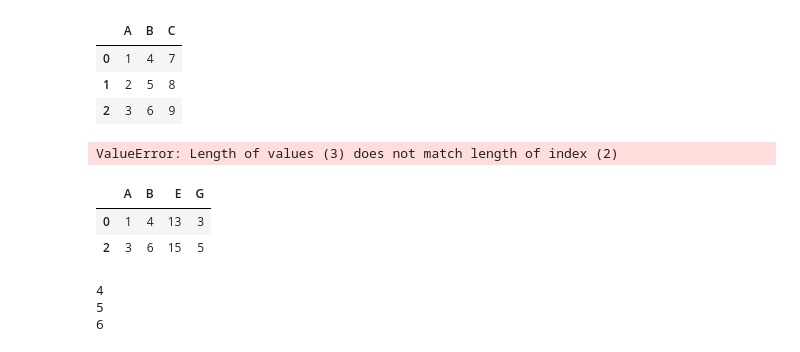
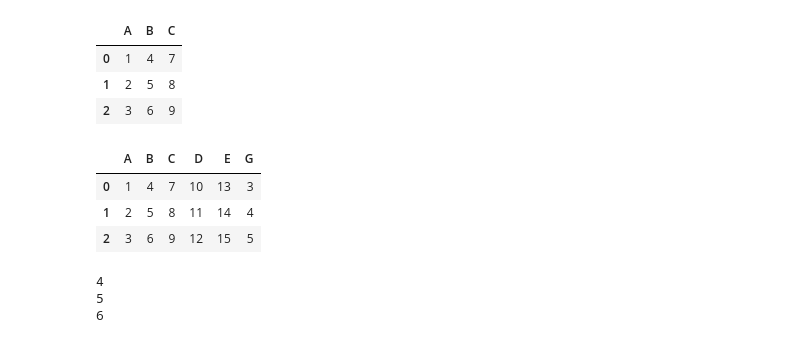
Before and after one commit to ReDI-School/ber-dcp-intro-to-computer-science, a Jupyter notebook: content_2022/6. Python Libraries/6. Intro_to_Python_Libraries.ipynb, the cells around one changed output. Saved outputs shown, nothing was run; the diff lists cells and outputs as text; code cells hidden in the pictures.

```diff
--- a/content_2022/6. Python Libraries/6. Intro_to_Python_Libraries.ipynb
+++ b/content_2022/6. Python Libraries/6. Intro_to_Python_Libraries.ipynb
@@ -361,26 +373,18 @@ df
 # %%
 df["D"]=[10,11,12]
 df["E"]=list(range(13,16))
 df["F"]=["hello", "nesli", 3]
-#df.drop('D', axis=1, inplace=True)
+df.drop('F', axis=1, inplace=True)
 #df.drop(1, axis=0, inplace=True)
 df
-#my_func = lambda x: x + 2
-#df['G'] = df['A'].apply(my_func)
-#df
+my_func = lambda x: x + 2
+df['G'] = df['A'].apply(my_func)
+df
 # %% [output]
-ValueError: Length of values (3) does not match length of index (2)
+|  | A | B | C | D | E | G |
+| 0 | 1 | 4 | 7 | 10 | 13 | 3 |
+| 1 | 2 | 5 | 8 | 11 | 14 | 4 |
+| 2 | 3 | 6 | 9 | 12 | 15 | 5 |
-# %%
-df
-#df.drop("F", axis=1, inplace=True)
-df
-my_func = lambda x: x + 2
-df['G'] = df['A'].apply(my_func)
-df
-# %% [output]
-|  | A | B | E | G |
-| 0 | 1 | 4 | 13 | 3 |
-| 2 | 3 | 6 | 15 | 5 |
 # %%
 #modify
 # %% [markdown]
```
Also changed, not shown: parts of 1 cell of this notebook.
